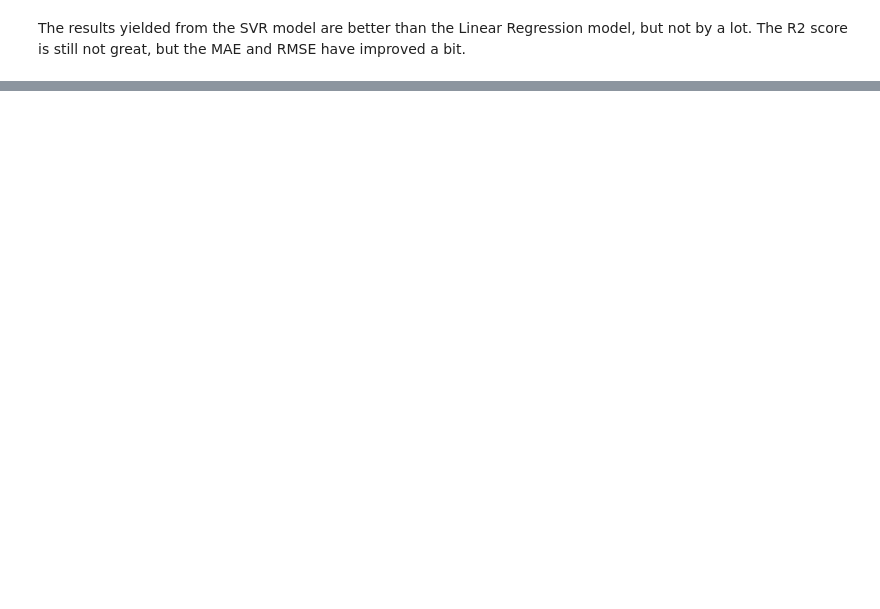
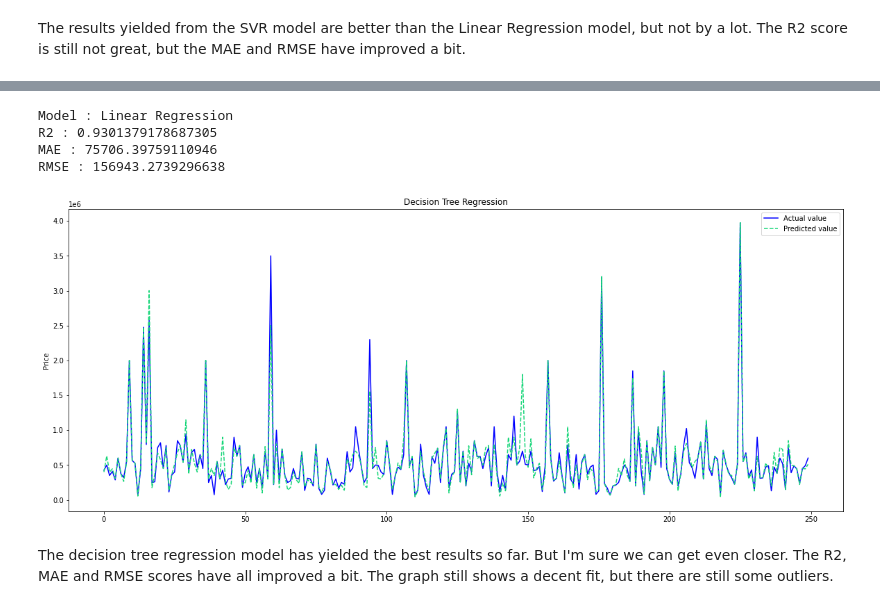
Before and after one commit to mnbuhl/used-car-price, a Jupyter notebook: selling_price/model_selection.ipynb, the cells around one changed output, grey strips where cells are left out. Saved outputs shown, nothing was run; the diff lists cells and outputs as text; code cells hidden in the pictures; blank space fills up the shorter version.

```diff
--- a/selling_price/model_selection.ipynb
+++ b/selling_price/model_selection.ipynb
@@ -182,0 +190,5 @@ The results yielded from the SVR model are better than the Linear Regression mod
+# %%
+from sklearn.tree import DecisionTreeRegressor
+
+tree_reg = DecisionTreeRegressor(random_state=73)
+tree_reg.fit(X_train, y_train)
@@ -182,0 +197,8 @@ The results yielded from the SVR model are better than the Linear Regression mod
+# %%
+y_pred = tree_reg.predict(X_test)
+
+np.set_printoptions(precision=2)
+pred_vs_actual = np.concatenate((y_test.reshape(len(y_test), 1), y_pred.reshape(len(y_pred), 1)), 1)
+
+print(["Actual", "Predictions"])
+print(pred_vs_actual[:8])
@@ -182,0 +215,16 @@ The results yielded from the SVR model are better than the Linear Regression mod
+# %%
+tree_reg_result = model_evaluation('Linear Regression', y_test, y_pred)
+
+for i in range(len(svm_reg_result)):
+    print(labels[i], ':', tree_reg_result[i])
+# %% [output]
+Model : Linear Regression
+R2 : 0.9301379178687305
+MAE : 75706.39759110946
+RMSE : 156943.2739296638
+# %%
+plot_results_graph('Decision Tree Regression', y_test, y_pred, 1000, 1250)
+# %% [output]
+[figure, added]
+# %% [markdown]
+The decision tree regression model has yielded the best results so far. But I'm sure we can get even closer. The R2, MAE and RMSE scores have all improved a bit. The graph still shows a decent fit, but there are still some outliers.
```
Also changed, not shown: parts of 7 cells of this notebook.
